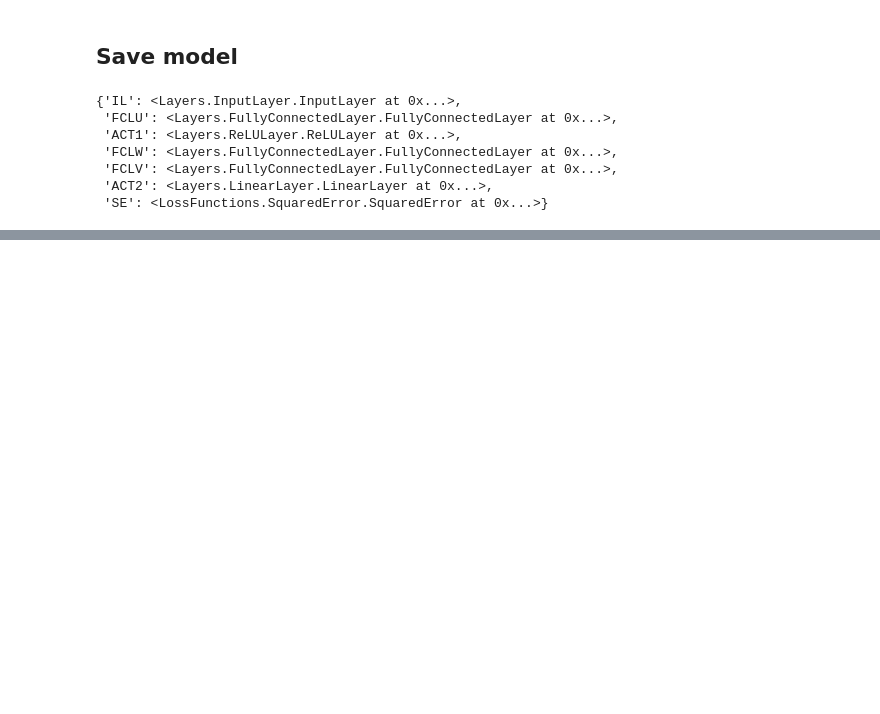
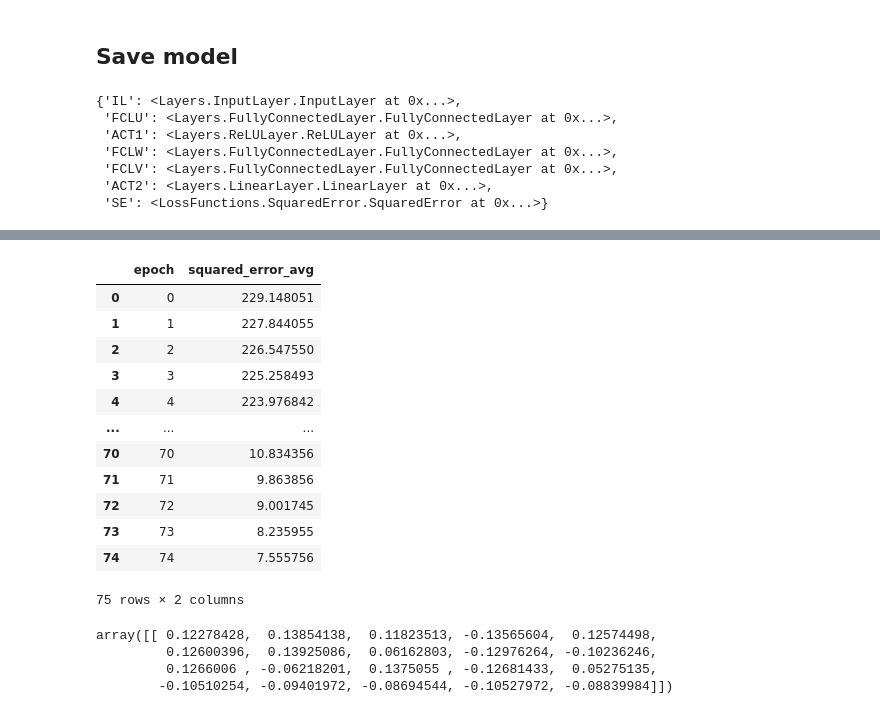
Before and after one commit to jrf343/RNN, a Jupyter notebook: Philly_multibatch_RNN_testing.ipynb, the cells around one changed output, grey strips where cells are left out. Drawn from its saved outputs; the diff is of its cells as text; code cells hidden in the pictures; blank space fills up the shorter version.

```diff
--- a/Philly_multibatch_RNN_testing.ipynb
+++ b/Philly_multibatch_RNN_testing.ipynb
@@ -800,0 +1150,26 @@ load_model_pickle("./Models/rnn_relu_batches_6batches.pkl")
+# %%
+# Assume scaling by X_train[0] is sufficient for all batches
+rnn_tanh_batches = make_RNN(X_inp = X_train[0], fcl_size=20, output_size=y_train[0].shape[0]) # Have to reinitialize
+training_results_tanh_batches = train_RNN_inplace_with_batches_for(rnn_tanh_batches, X_train, y_train, learning_rate=lr, epochs=74+1)
+training_results_tanh_batches
+# %% [output]
+|  | epoch | squared_error_avg |
+| 0 | 0 | 229.148051 |
+| 1 | 1 | 227.844055 |
+| 2 | 2 | 226.547550 |
+| 3 | 3 | 225.258493 |
+| 4 | 4 | 223.976842 |
+| ... | ... | ... |
+| 70 | 70 | 10.834356 |
+| 71 | 71 | 9.863856 |
+| 72 | 72 | 9.001745 |
+| 73 | 73 | 8.235955 |
+| 74 | 74 | 7.555756 |
+75 rows × 2 columns
+# %%
+rnn_tanh_batches["FCLU"].getWeights()
+# %% [output]
+array([[ 0.12278428,  0.13854138,  0.11823513, -0.13565604,  0.12574498,
+         0.12600396,  0.13925086,  0.06162803, -0.12976264, -0.10236246,
+         0.1266006 , -0.06218201,  0.1375055 , -0.12681433,  0.05275135,
+        -0.10510254, -0.09401972, -0.08694544, -0.10527972, -0.08839984]])
```
Also changed, not shown: parts of 25 cells of this notebook, 1 other file.
